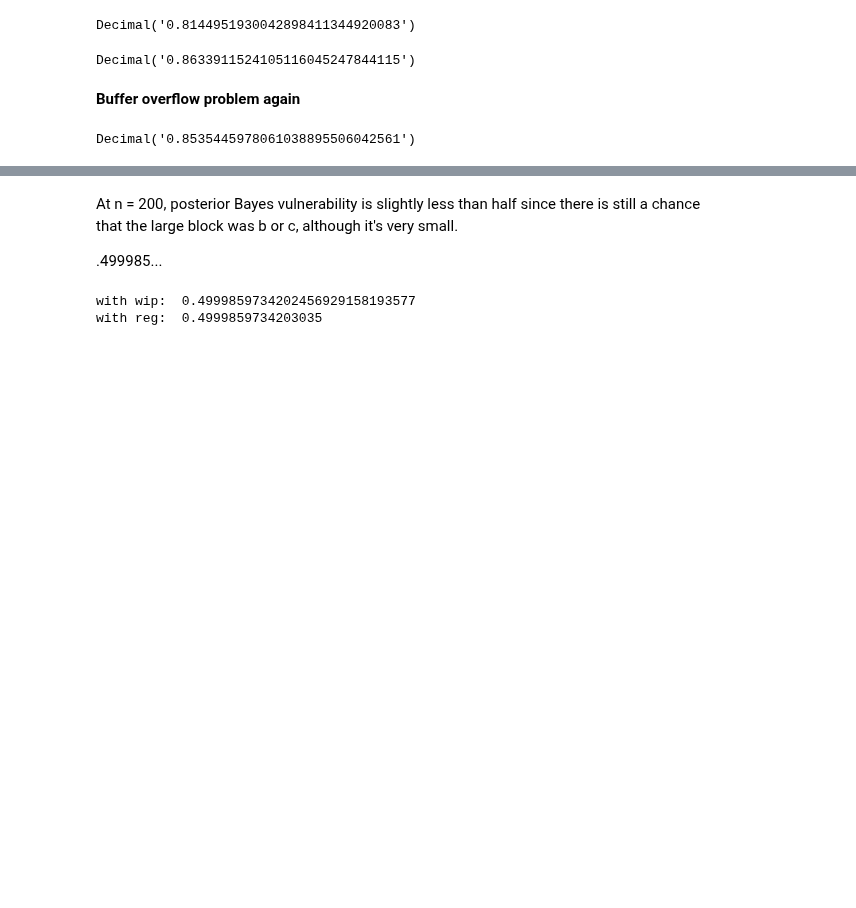
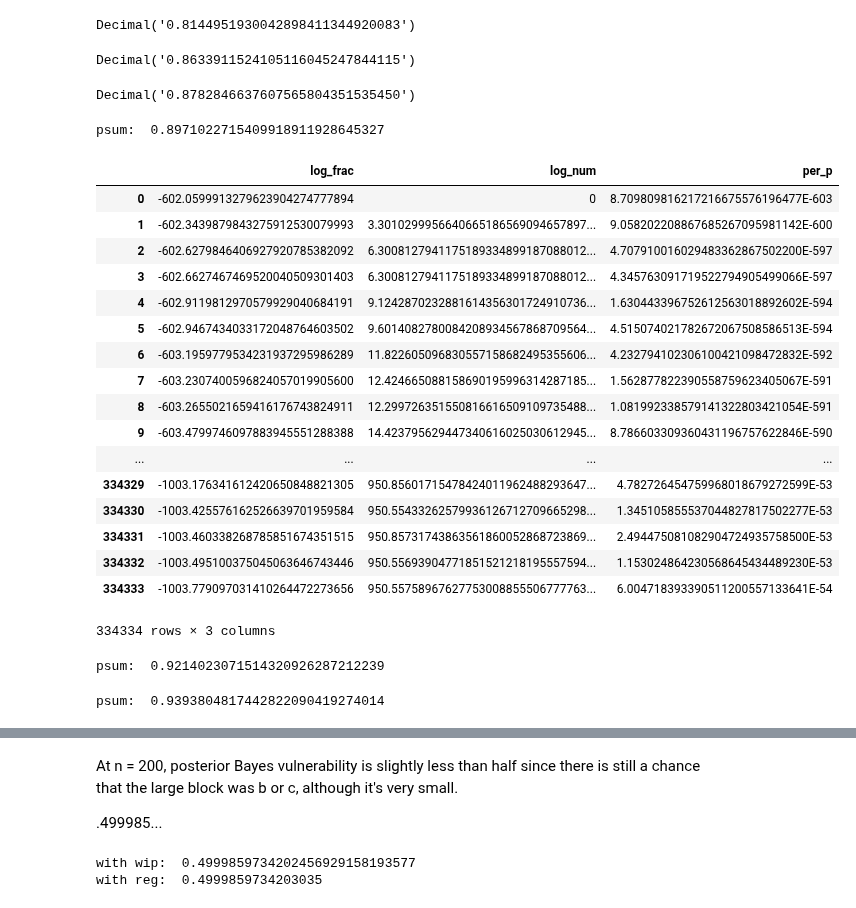
Before and after one commit to majk12/pbv, a Jupyter notebook: post_bayes_vuln_k3.ipynb, the cells around one changed output, grey strips where cells are left out. Saved outputs shown, nothing was run; the diff lists cells and outputs as text; code cells hidden in the pictures; blank space fills up the shorter version.

Commit message:
fixed overflow, n = 5k, bayes = .97

```diff
--- a/post_bayes_vuln_k3.ipynb
+++ b/post_bayes_vuln_k3.ipynb
@@ -126,4 +126,22 @@ def calc_max_prob(p, Pi):
             frac = frac * pow(Pi[ind], key)
             ind = ind + 1
     return frac
+# %%
+def wip_calc_max_prob(p, Pi, base):
+    Pi.sort(reverse=True)
+    frac = Decimal(1)
+    ind = 0
+    val = -1
+    for key in sorted(p.keys(), reverse=True):
+        val = p[key]
+        for i in range(val):
+            pi_ind = Decimal(Pi[ind])
+            power = pi_ind ** key
+            frac = frac * power
+            ind = ind + 1
+    try:
+        frac_log = frac.log10()
+    except:
+        print("Domain error, presumably, frac: ", frac)
+    return frac_log
 # %%
@@ -174,14 +192,19 @@ For every dictionary, __nonuni_post_bayes_vuln__ multiplies the number of set pa
 These numbers are added together for all integer partitions to calculate the final posterior bayes vulnerability.
 # %%
 def wip_nonuni_post_bayes_vuln(n, k, Pi):
+    #data = []
     base = 10
     pbvsum = 0
     for p in partitions(n, m=k):
         log_num = wip_calc_set_partitions(n,p, base)
         log_frac = wip_calc_max_prob(p, Pi, base)
         log_val = log_num + log_frac
-        pbvsum = pbvsum + (base ** log_val)
-    return pbvsum
+        per_p = base ** log_val
+        #df_data = {'log_num': log_num, 'log_frac': log_frac, 'per_p': per_p}
+        pbvsum = pbvsum + per_p
+        #data.append(df_data)
+    #df = pd.DataFrame(data=data)
+    return pbvsum #df
 # %%
 def nonuni_post_bayes_vuln(n, k, Pi):
     pbvsum = 0
@@ -231,12 +260,55 @@ k = 3
 wip_nonuni_post_bayes_vuln(n, k, probs)
 # %% [output]
 Decimal('0.8633911524105116045247844115')
-# %% [markdown]
-**Buffer overflow problem again**
 # %%
 probs = [1/2, 26/100, 24/100]
-n = 2000
+n = 1700
 k = 3
 wip_nonuni_post_bayes_vuln(n, k, probs)
 # %% [output]
-Decimal('0.8535445978061038895506042561')
+Decimal('0.8782846637607565804351535450')
+# %%
+probs = [1/2, 26/100, 24/100]
+n = 2000
+k = 3
+psum, df = wip_nonuni_post_bayes_vuln(n, k, probs)
+print("psum: ", psum)
+# %% [output]
+psum:  0.8971022715409918911928645327
+# %%
+df
+# %% [output]
+|  | log_frac | log_num | per_p |
+| 0 | -602.0599913279623904274777894 | 0 | 8.709809816217216675576196477E-603 |
+| 1 | -602.3439879843275912530079993 | 3.3010299956640665186569094657897... | 9.058202208867685267095981142E-600 |
+| 2 | -602.6279846406927920785382092 | 6.3008127941175189334899187088012... | 4.707910016029483362867502200E-597 |
+| 3 | -602.6627467469520040509301403 | 6.3008127941175189334899187088012... | 4.345763091719522794905499066E-597 |
+| 4 | -602.9119812970579929040684191 | 9.1242870232881614356301724910736... | 1.630443396752612563018892602E-594 |
+| 5 | -602.9467434033172048764603502 | 9.6014082780084208934567868709564... | 4.515074021782672067508586513E-594 |
+| 6 | -603.1959779534231937295986289 | 11.822605096830557158682495355606... | 4.232794102306100421098472832E-592 |
+| 7 | -603.2307400596824057019905600 | 12.424665088158690195996314287185... | 1.562877822390558759623405067E-591 |
+| 8 | -603.2655021659416176743824911 | 12.299726351550816616509109735488... | 1.081992338579141322803421054E-591 |
+| 9 | -603.4799746097883945551288388 | 14.423795629447340616025030612945... | 8.786603309360431196757622846E-590 |
+| ... | ... | ... | ... |
+| 334329 | -1003.176341612420650848821305 | 950.85601715478424011962488293647... | 4.782726454759968018679272599E-53 |
+| 334330 | -1003.425576162526639701959584 | 950.55433262579936126712709665298... | 1.345105855537044827817502277E-53 |
+| 334331 | -1003.460338268785851674351515 | 950.85731743863561860052868723869... | 2.494475081082904724935758500E-53 |
+| 334332 | -1003.495100375045063646743446 | 950.55693904771851521218195557594... | 1.153024864230568645434489230E-53 |
+| 334333 | -1003.779097031410264472273656 | 950.55758967627753008855506777763... | 6.004718393390511200557133641E-54 |
+334334 rows × 3 columns
+# %%
+probs = [1/2, 26/100, 24/100]
+n = 2500
+k = 3
+psum = wip_nonuni_post_bayes_vuln(n, k, probs)
+print("psum: ", psum)
+# %% [output]
+psum:  0.9214023071514320926287212239
+# %%
+probs = [1/2, 26/100, 24/100]
+n = 3000
+k = 3
+psum = wip_nonuni_post_bayes_vuln(n, k, probs)
+print("psum: ", psum)
+# %% [output]
+psum:  0.9393804817442822090419274014
```
Also changed, not shown: parts of 4 cells of this notebook.
